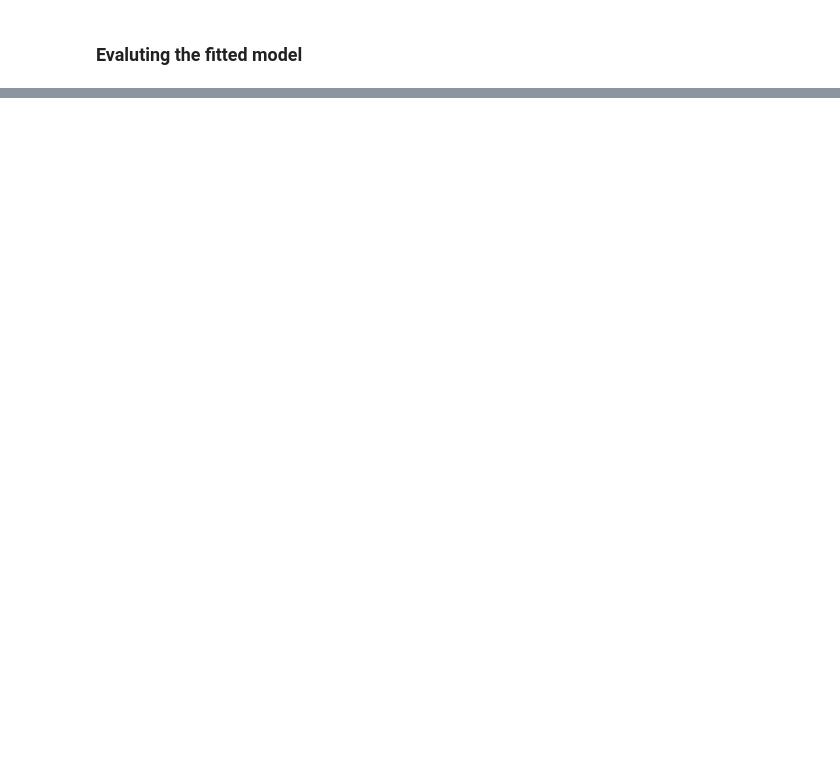
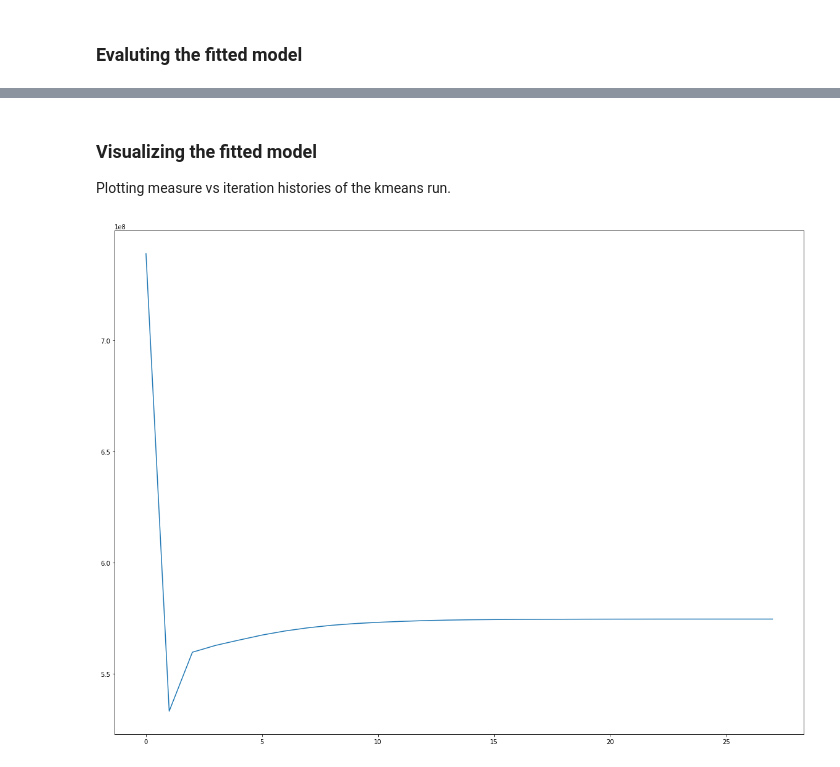
Before and after one commit to Elzawawy/kmeans-image-clustering, a Jupyter notebook: Image Clustering Using KMeans.ipynb, the cells around one changed output, grey strips where cells are left out. Drawn from its saved outputs; the diff is of its cells as text; code cells hidden in the pictures; blank space fills up the shorter version.

```diff
--- a/Image Clustering Using KMeans.ipynb
+++ b/Image Clustering Using KMeans.ipynb
@@ -80,0 +107,7 @@ The Model scored  574646394.9893672  for the distoration measure value.
+# %% [markdown]
+### Visualizing the fitted model
+Plotting measure vs iteration histories of the kmeans run.
+# %%
+model.plot_measure_vs_iteration()
+# %% [output]
+[figure, added]
```
Also changed, not shown: parts of 6 cells of this notebook, 1 other file.
